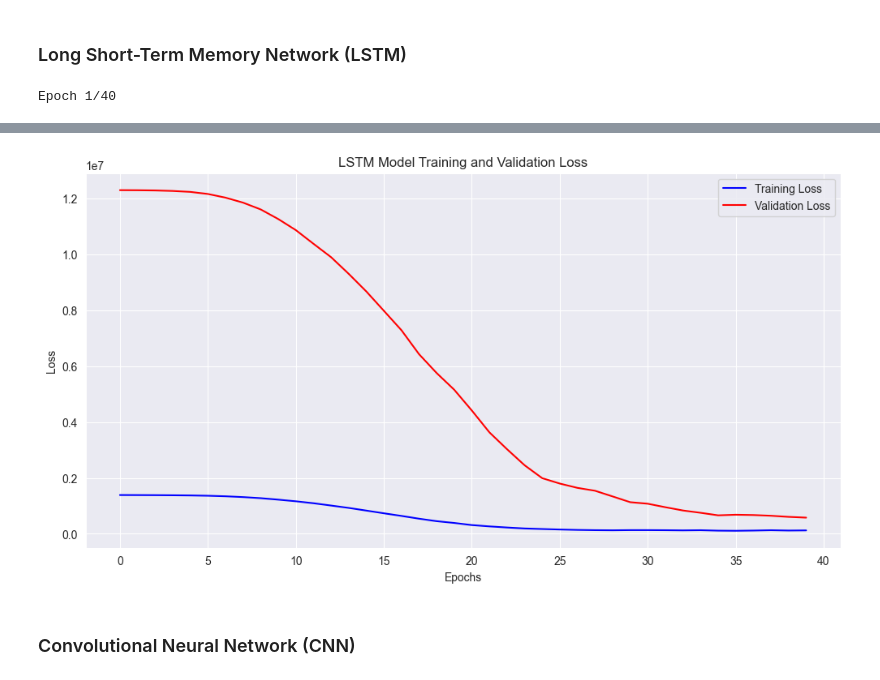
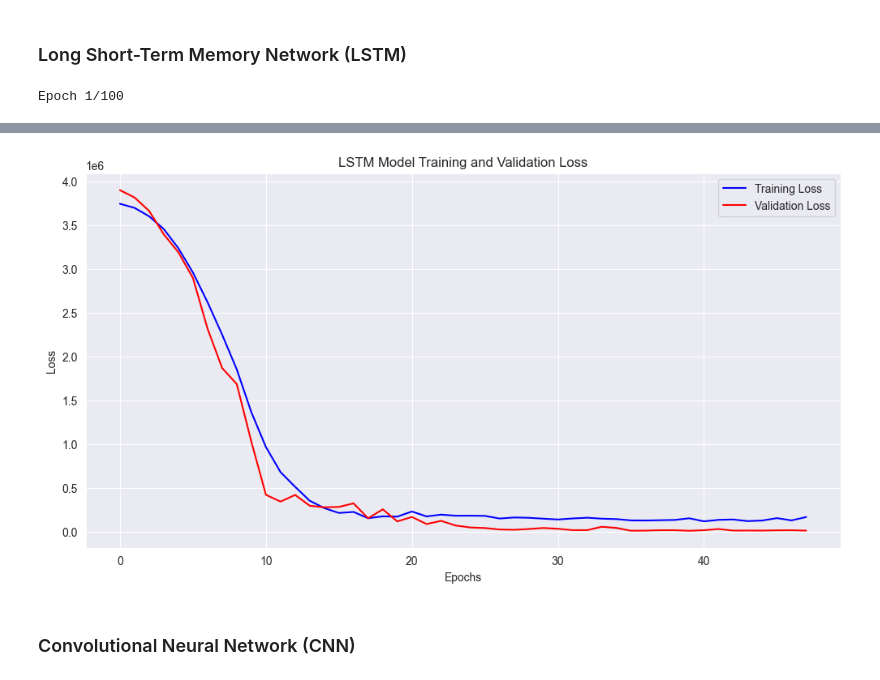
Before and after one commit to radubauzh/Quantitative_Trading_Algorithm, a Jupyter notebook: SP500_Trading_Algorithm_New.ipynb, the cells around one changed output, grey strips where cells are left out. Drawn from its saved outputs; the diff is of its cells as text; code cells hidden in the pictures.

```diff
--- a/SP500_Trading_Algorithm_New.ipynb
+++ b/SP500_Trading_Algorithm_New.ipynb
@@ -186,24 +186,24 @@ from sklearn.metrics import mean_squared_error, r2_score
 # Define the LSTM model creation function
 def create_lstm_model(input_shape):
     model = Sequential()
-    model.add(LSTM(10, activation='relu', input_shape=input_shape))
-    model.add(Dropout(0.5))  # Add dropout for regularization
+    model.add(LSTM(100, activation='relu', input_shape=input_shape))
+    model.add(Dropout(0.3))  # Add dropout for regularization
     model.add(BatchNormalization())  # Add batch normalization
     model.add(Dense(32, activation='relu'))  # Add an additional dense layer
-    model.add(Dropout(0.5))  # Add another dropout for regularization
+    model.add(Dropout(0.3))  # Add another dropout for regularization
     model.add(Dense(units=1))
     model.compile(optimizer='adam', loss='mean_squared_error')
     return model
 
 # Training with all parameters
-lstm_model = create_lstm_model((X_train_lstm.shape[1], X_train_lstm.shape[2]))
-early_stop = EarlyStopping(monitor='val_loss', patience=5, restore_best_weights=True)
-lstm_history = lstm_model.fit(X_train_lstm, y_train_lstm_prepared, epochs=40, batch_size=32, validation_split=0.2, verbose=1, callbacks=[early_stop])
+lstm_model = create_lstm_model((X_train_lstm_prepared.shape[1], X_train_lstm_prepared.shape[2]))
+early_stop = EarlyStopping(monitor='val_loss', patience=8, restore_best_weights=True)
+lstm_history = lstm_model.fit(X_train_lstm_prepared, y_train_lstm_prepared, epochs=100, batch_size=32, validation_split=0.2, verbose=1, callbacks=[early_stop])
 
-lstm_evaluation = lstm_model.evaluate(X_test_lstm, y_test_lstm_prepared)
+lstm_evaluation = lstm_model.evaluate(X_test_lstm_prepared, y_test_lstm_prepared)
 print(f"LSTM Model Test Loss: {lstm_evaluation}")
 
-lstm_predictions = lstm_model.predict(X_test_lstm)
+lstm_predictions = lstm_model.predict(X_test_lstm_prepared)
 print("LSTM Model Training and Evaluation Complete.")
 
 # Plot the training and validation loss
@@ -216,4 +216,4 @@ plt.ylabel('Loss')
 plt.legend()
 plt.show()
 # %% [output]
-Epoch 1/40
+Epoch 1/100
@@ -236,5 +236,5 @@ LSTM Model Test Loss: 183911.0625
 LSTM Model Training and Evaluation Complete.
-[figure, old version]
+[figure, new version]
 # %% [markdown]
 ### Convolutional Neural Network (CNN)
 # %%
```
Also changed, not shown: parts of 21 cells of this notebook.
